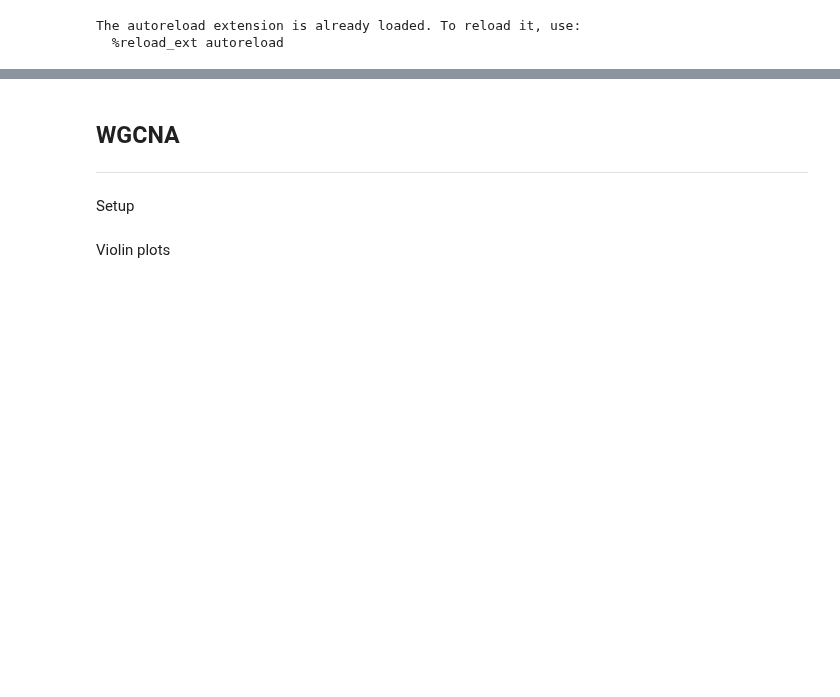
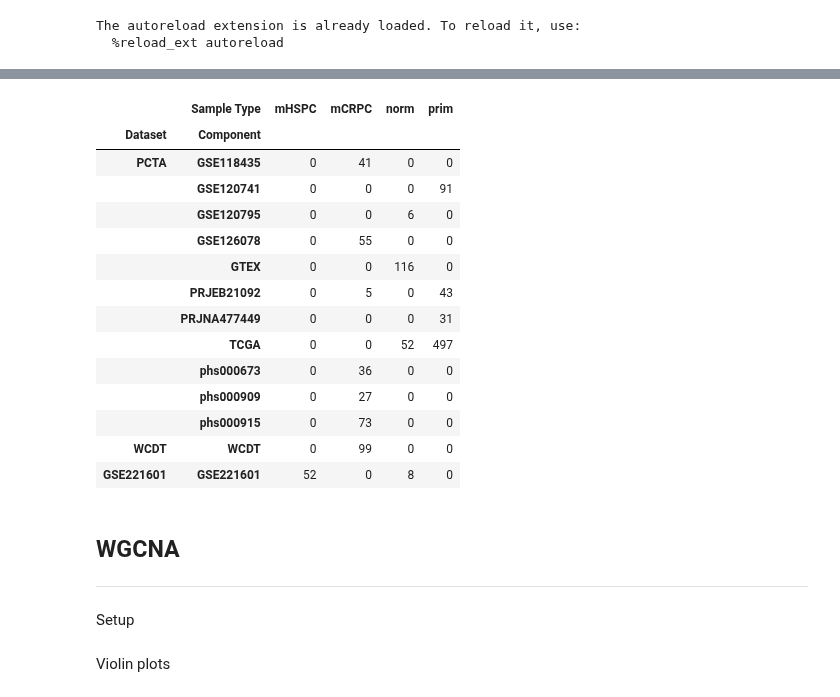
Before and after one commit to CarlosUziel/pca_wgcna_ml, a Jupyter notebook: notebooks/paper_figures.ipynb, the cells around one changed output, grey strips where cells are left out. Cells and saved outputs as stored; diff of their text form; code cells hidden in the pictures; blank space fills up the shorter version.

```diff
--- a/notebooks/paper_figures.ipynb
+++ b/notebooks/paper_figures.ipynb
@@ -28,0 +36,6 @@ FIGURES_PATH.mkdir(parents=True, exist_ok=True)
+# %%
+ANNOT_DF: pd.DataFrame = pd.read_csv(
+    ROOT.joinpath("data").joinpath("samples_annotation.csv"),
+    index_col=0,
+)
+display(ANNOT_DF)
@@ -29,3 +57,49 @@ FIGURES_PATH.mkdir(parents=True, exist_ok=True)
+# %%
+ANNOT_DF["group_dataset"] = [
+    row["dataset"] if row["dataset"] in ["GSE221601", "WCDT"] else "PCTA"
+    for _, row in ANNOT_DF.iterrows()
+]
+# %%
+# Create a cross-tabulation with multi-index for rows
+dataset_sample_type_counts = pd.crosstab(
+    [ANNOT_DF["group_dataset"], ANNOT_DF["dataset"]],
+    ANNOT_DF["sample_type"]
+)
+
+# Reorder the group_dataset values
+group_dataset_order = ["PCTA", "WCDT", "GSE221601"]
+dataset_sample_type_counts = dataset_sample_type_counts.reindex(group_dataset_order, level=0)
+
+# Rename index and column headers
+dataset_sample_type_counts.index.names = ["Dataset", "Component"]
+dataset_sample_type_counts.columns.name = "Sample Type"
+
+# Rename column values
+column_mapping = {"hspc": "mHSPC", "mcrpc": "mCRPC"}
+dataset_sample_type_counts = dataset_sample_type_counts.rename(columns=column_mapping)
+
+display(dataset_sample_type_counts)
+
+# Save to Excel in the supplementary files path
+dataset_sample_type_counts.to_excel(
+    SUPPLEMENTARY_FILES_PATH.joinpath("dataset_sample_type_counts.xlsx")
+)
+# %% [output]
+|  | Sample Type | mHSPC | mCRPC | norm | prim |
+| Dataset | Component |  |  |  |  |
+| PCTA | GSE118435 | 0 | 41 | 0 | 0 |
+|  | GSE120741 | 0 | 0 | 0 | 91 |
+|  | GSE120795 | 0 | 0 | 6 | 0 |
+|  | GSE126078 | 0 | 55 | 0 | 0 |
+|  | GTEX | 0 | 0 | 116 | 0 |
+|  | PRJEB21092 | 0 | 5 | 0 | 43 |
+|  | PRJNA477449 | 0 | 0 | 0 | 31 |
+|  | TCGA | 0 | 0 | 52 | 497 |
+|  | phs000673 | 0 | 36 | 0 | 0 |
+|  | phs000909 | 0 | 27 | 0 | 0 |
+|  | phs000915 | 0 | 73 | 0 | 0 |
+| WCDT | WCDT | 0 | 99 | 0 | 0 |
+| GSE221601 | GSE221601 | 52 | 0 | 8 | 0 |
 # %% [markdown]
 ## WGCNA
 
```
Also changed, not shown: parts of 4 cells of this notebook.
